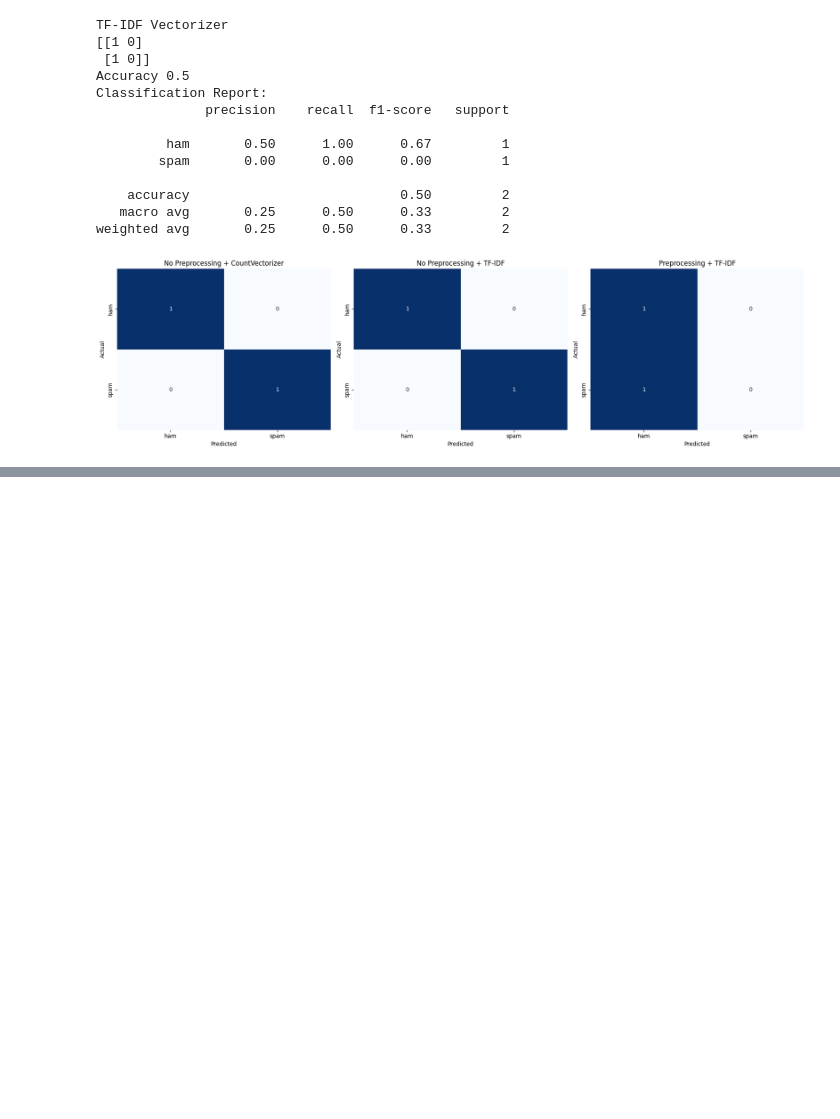
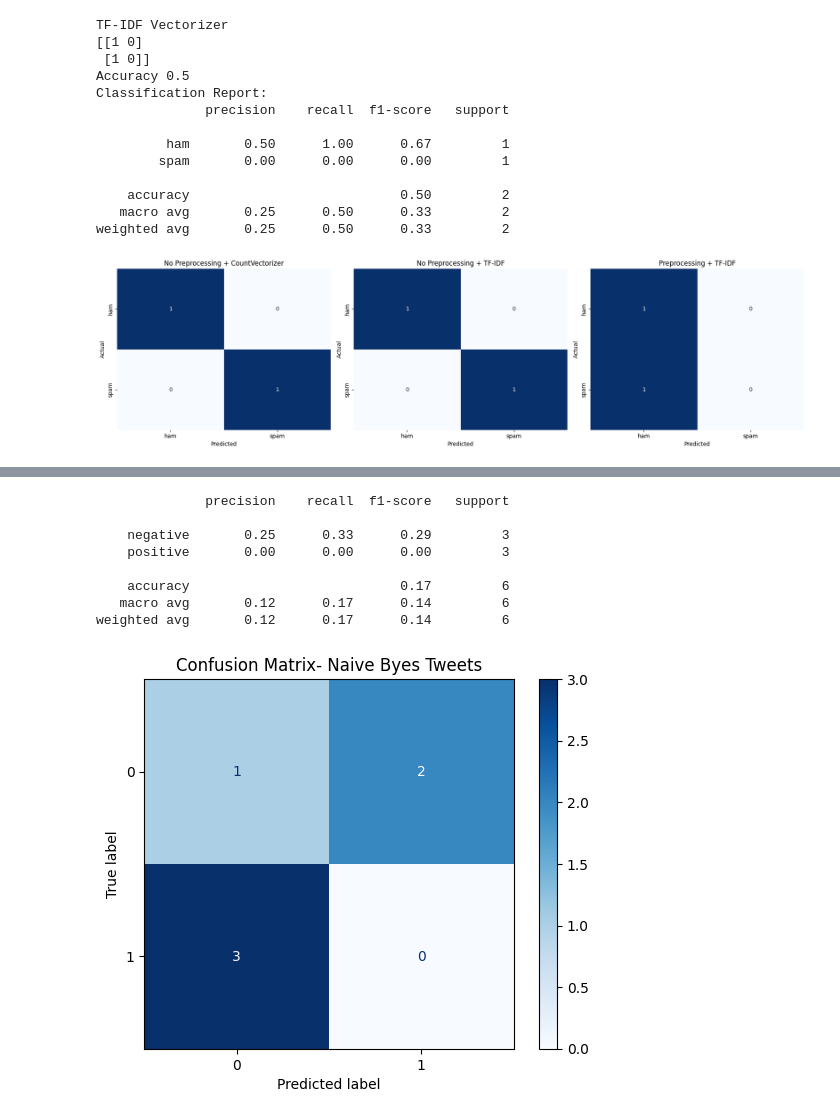
Before and after one commit to vishnusai2005/NAVIE_BYES_NLP, a Jupyter notebook: NLP_NAIVE_BYES_CLASSIFIER.ipynb, the cells around one changed output, grey strips where cells are left out. Cells and saved outputs as stored; diff of their text form; code cells hidden in the pictures; blank space fills up the shorter version.

```diff
--- a/NLP_NAIVE_BYES_CLASSIFIER.ipynb
+++ b/NLP_NAIVE_BYES_CLASSIFIER.ipynb
@@ -405,0 +485,77 @@ df_news['label_name']
+# %%
+tweets = [
+    "Love the new AI update! #excited #AI",
+    "Worst game ever. totally boring and laggy :(",
+    "Check out this cool link http://example.com #tech",
+    "Can't wait for the weekend! @friend",
+    "This update is not good at all, very buggy!",
+
+    "Amazing new features in the latest update! 🔥 #awesome #AI",
+    "I hate this app update. Everything feels broken 😡",
+    "Just discovered an interesting article https://example.com #technology",
+    "Happy birthday @john! Hope you have an amazing day 🎉",
+    "The new phone looks absolutely fantastic! #Apple #innovation",
+
+    "What a terrible experience. Never using this service again!",
+    "Watching an amazing movie tonight 🎬 #weekend #movies",
+    "Follow @techguru for more updates! #TechNews",
+    "This website is really slow today 😩 http://test.com",
+    "I am so excited about the new AI model! 🚀 #MachineLearning",
+
+    "The game was okay, but the graphics could be better.",
+    "Fantastic performance by the team today! ❤️ #sports",
+    "Don't miss this useful tutorial https://example.com/tutorial #coding",
+    "Why is this app crashing every five minutes? 😤",
+    "Good morning everyone! Have a productive day ☀️ #Monday",
+
+    "This is the best laptop I've ever used! 💻 #MacBook",
+    "Very disappointed with the customer service.",
+    "@alex you need to see this! 😂 https://example.com",
+    "Learning Python is actually fun! 🐍 #Programming #Python",
+    "The latest update fixed so many bugs. Great job! 👏",
+
+    "Such a boring movie. I almost fell asleep 😴",
+    "AI is changing the way we build software! 🤖 #AI #Future",
+    "Check this amazing project out @developer #opensource",
+    "Not impressed with the new design at all.",
+    "Finally got my certificate! 🎓 So happy! #Achievement"
+]
+labels = [
+    'positive', 'negative', 'neutral', 'positive', 'negative',
+    'positive', 'negative', 'neutral', 'positive', 'negative',
+    'positive', 'negative', 'neutral', 'positive', 'negative',
+    'positive', 'negative', 'neutral', 'positive', 'negative',
+    'positive', 'negative', 'neutral', 'positive', 'negative',
+    'positive', 'negative', 'neutral', 'positive', 'negative'
+]
+x_train, x_test, y_train, y_test = train_test_split(tweets, labels, test_size = 0.2, random_state = 41)
+def tweet_preprocess(text):
+    token = word_tokenize(text.lower())
+    lemmatizer = WordNetLemmatizer()
+    lemmas = [lemmatizer.lemmatize(t) for t in token]
+    return " ".join(lemmas)
+x_train_prep = [tweet_preprocess(tweet) for tweet in x_train]
+x_test_prep = [tweet_preprocess(tweet) for tweet in x_test]
+
+vectorizer = TfidfVectorizer(ngram_range = (1,2))
+x_train_vec = vectorizer.fit_transform(x_train_prep)
+x_test_vec = vectorizer.transform(x_test_prep)
+model_tweet = MultinomialNB()
+model_tweet.fit(x_train_vec,y_train)
+y_pred_tweet = model_tweet.predict(x_test_vec)
+print(classification_report(y_test, y_pred_tweet))
+cm = confusion_matrix(y_test, y_pred_tweet)
+disp = ConfusionMatrixDisplay(confusion_matrix = cm)
+disp.plot(cmap = 'Blues')
+plt.title("Confusion Matrix- Naive Byes Tweets")
+plt.show()
+# %% [output]
+              precision    recall  f1-score   support
+
+    negative       0.25      0.33      0.29         3
+    positive       0.00      0.00      0.00         3
+
+    accuracy                           0.17         6
+   macro avg       0.12      0.17      0.14         6
+weighted avg       0.12      0.17      0.14         6
+[figure, added]
```
Also changed, not shown: parts of 2 cells of this notebook.
